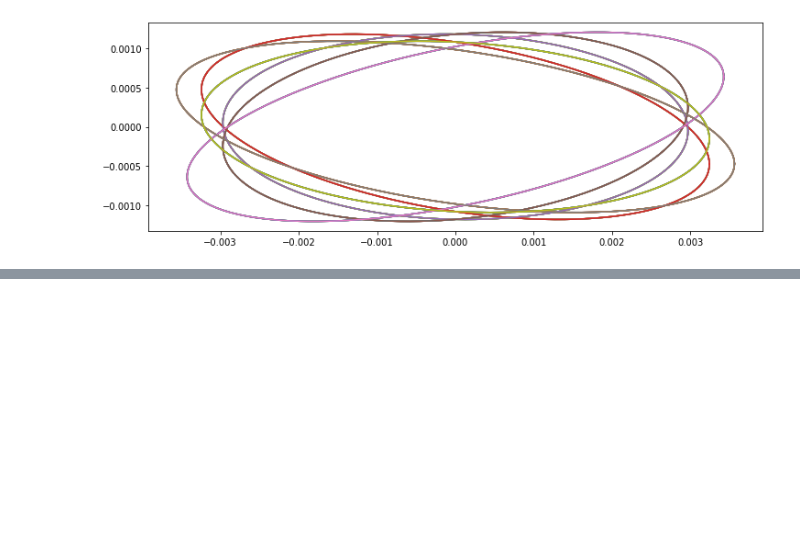
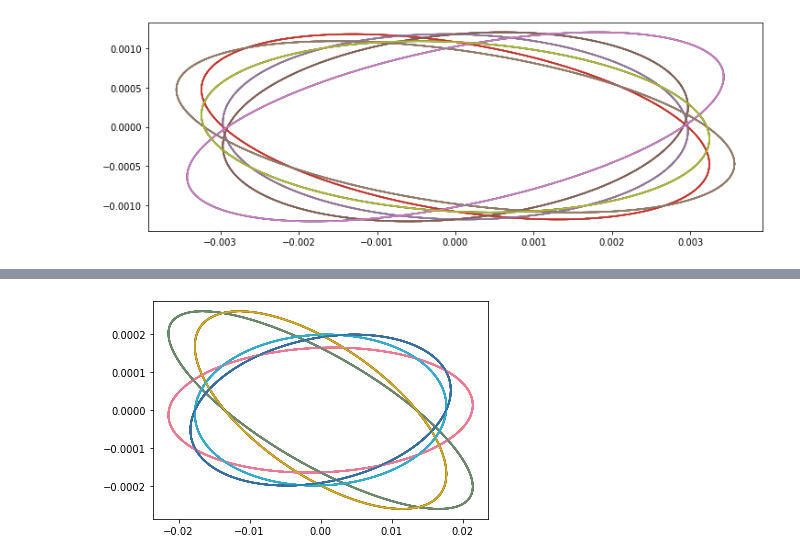
Before and after one commit to loiccoyle/pyaccelerator, a Jupyter notebook: noteboooks/lattice.ipynb, the cells around one changed output, grey strips where cells are left out. Drawn from its saved outputs; the diff is of its cells as text; code cells hidden in the pictures; blank space fills up the shorter version.

```diff
--- a/noteboooks/lattice.ipynb
+++ b/noteboooks/lattice.ipynb
@@ -179,0 +196,5 @@ plt.gca().set_aspect('equal')
+# %%
+u, u_prime, twiss, s = lattice.transport_beam(lattice.m_h.twiss.invariant, Beam())
+plt.plot(u, u_prime);
+# %% [output]
+[figure, added]
```
Also changed, not shown: parts of 3 cells of this notebook.
